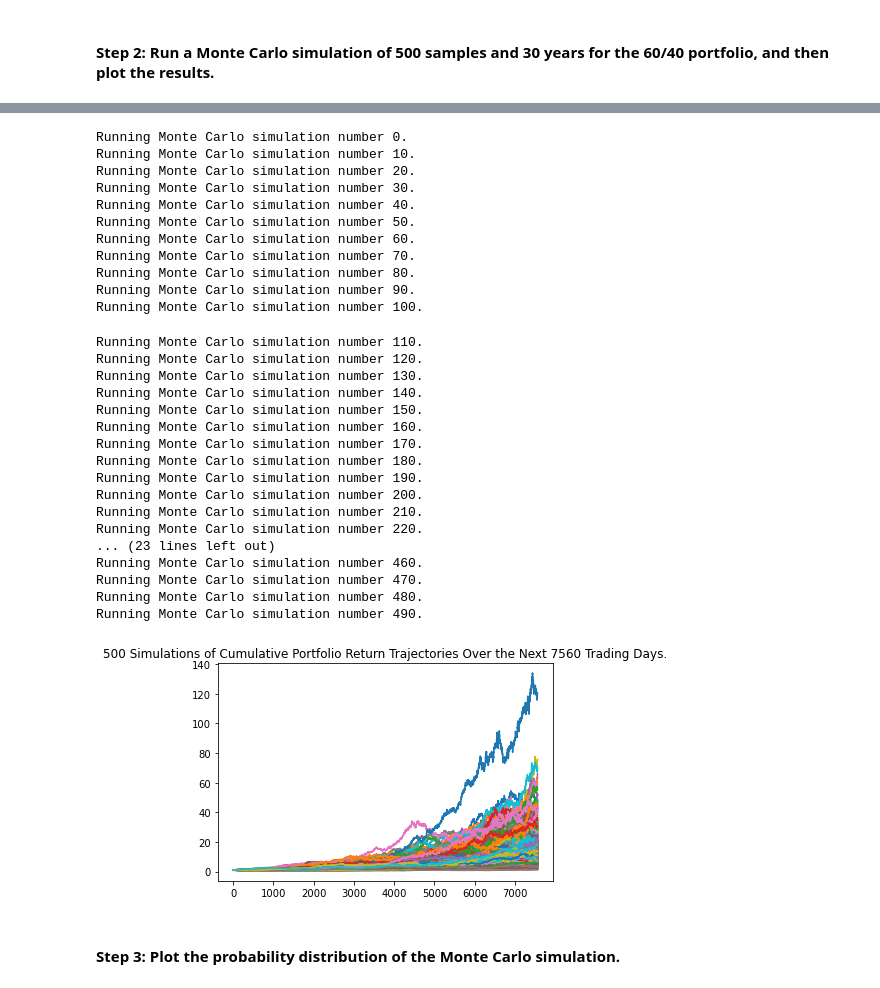
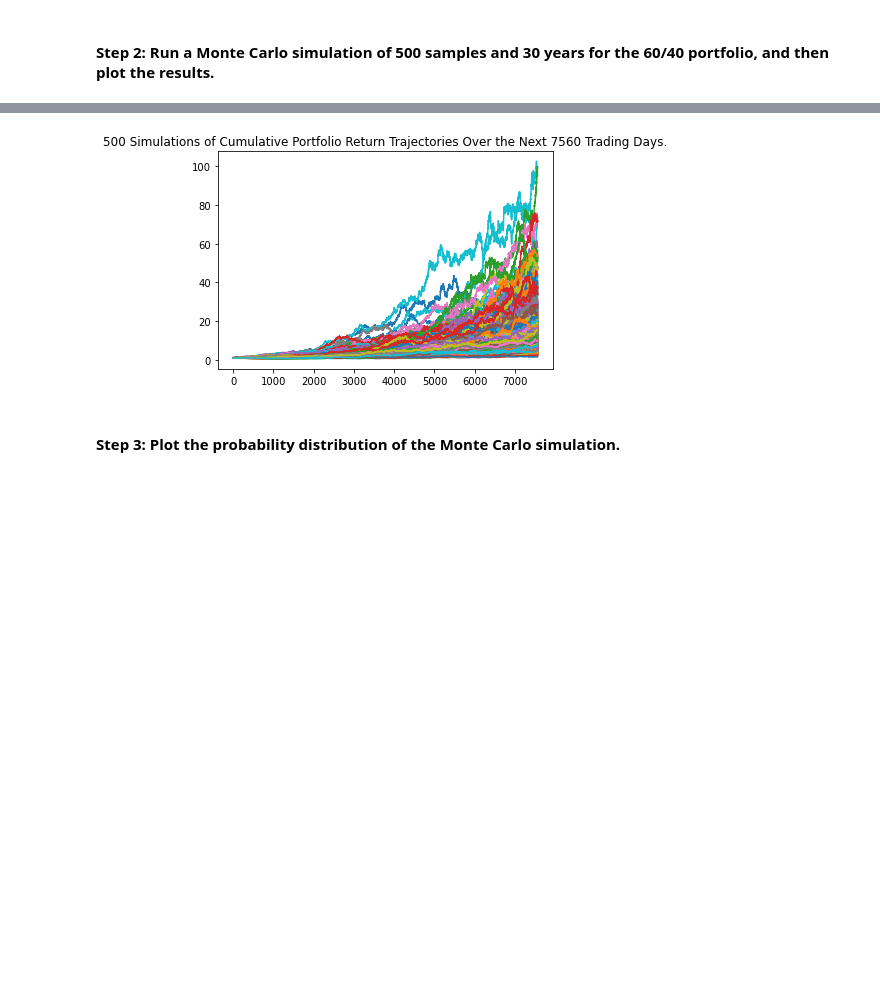
Before and after one commit to ellenicoleroberts/Financial_Planning_with_Monte_Carlo, a Jupyter notebook: financial_planning_tools.ipynb, the cells around one changed output, grey strips where cells are left out. Cells and saved outputs as stored; diff of their text form; code cells hidden in the pictures; blank space fills up the shorter version.

```diff
--- a/financial_planning_tools.ipynb
+++ b/financial_planning_tools.ipynb
@@ -537,37 +534,9 @@ Running Monte Carlo simulation number 490.
 # %%
 # Visualize the 30-year Monte Carlo simulation by creating an
 # overlay line plot
-sb_line_plot = MC_sb_thirty.plot_simulation()
+sb_thirty_line_plot = MC_sb_thirty.plot_simulation()
 # %% [output]
-Running Monte Carlo simulation number 0.
-Running Monte Carlo simulation number 10.
-Running Monte Carlo simulation number 20.
-Running Monte Carlo simulation number 30.
-Running Monte Carlo simulation number 40.
-Running Monte Carlo simulation number 50.
-Running Monte Carlo simulation number 60.
-Running Monte Carlo simulation number 70.
-Running Monte Carlo simulation number 80.
-Running Monte Carlo simulation number 90.
-Running Monte Carlo simulation number 100.
-Running Monte Carlo simulation number 110.
-Running Monte Carlo simulation number 120.
-Running Monte Carlo simulation number 130.
-Running Monte Carlo simulation number 140.
-Running Monte Carlo simulation number 150.
-Running Monte Carlo simulation number 160.
-Running Monte Carlo simulation number 170.
-Running Monte Carlo simulation number 180.
-Running Monte Carlo simulation number 190.
-Running Monte Carlo simulation number 200.
-Running Monte Carlo simulation number 210.
-Running Monte Carlo simulation number 220.
-... (23 lines left out)
-Running Monte Carlo simulation number 460.
-Running Monte Carlo simulation number 470.
-Running Monte Carlo simulation number 480.
-Running Monte Carlo simulation number 490.
-[figure, old version]
+[figure, new version]
 # %% [markdown]
 #### Step 3: Plot the probability distribution of the Monte Carlo simulation.
 # %%
```
Also changed, not shown: parts of 30 cells of this notebook, 1 other file.
